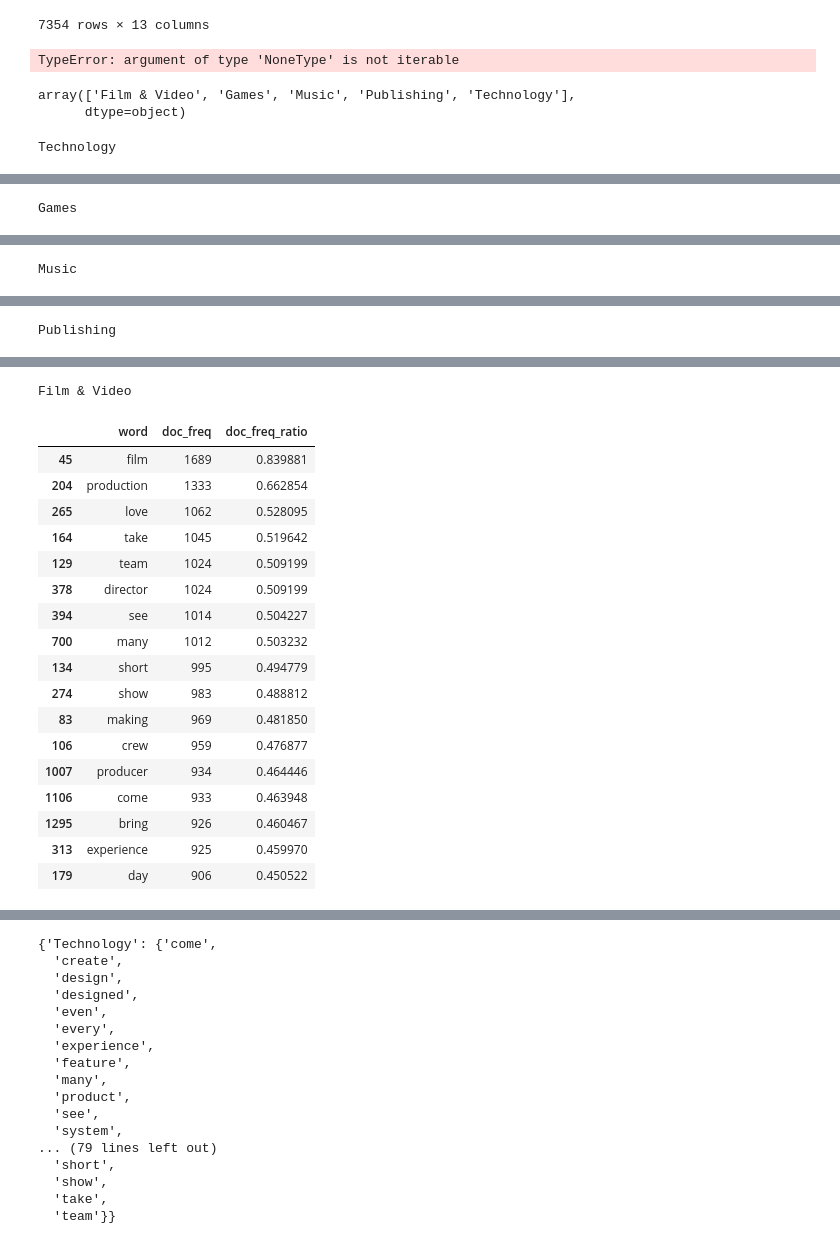
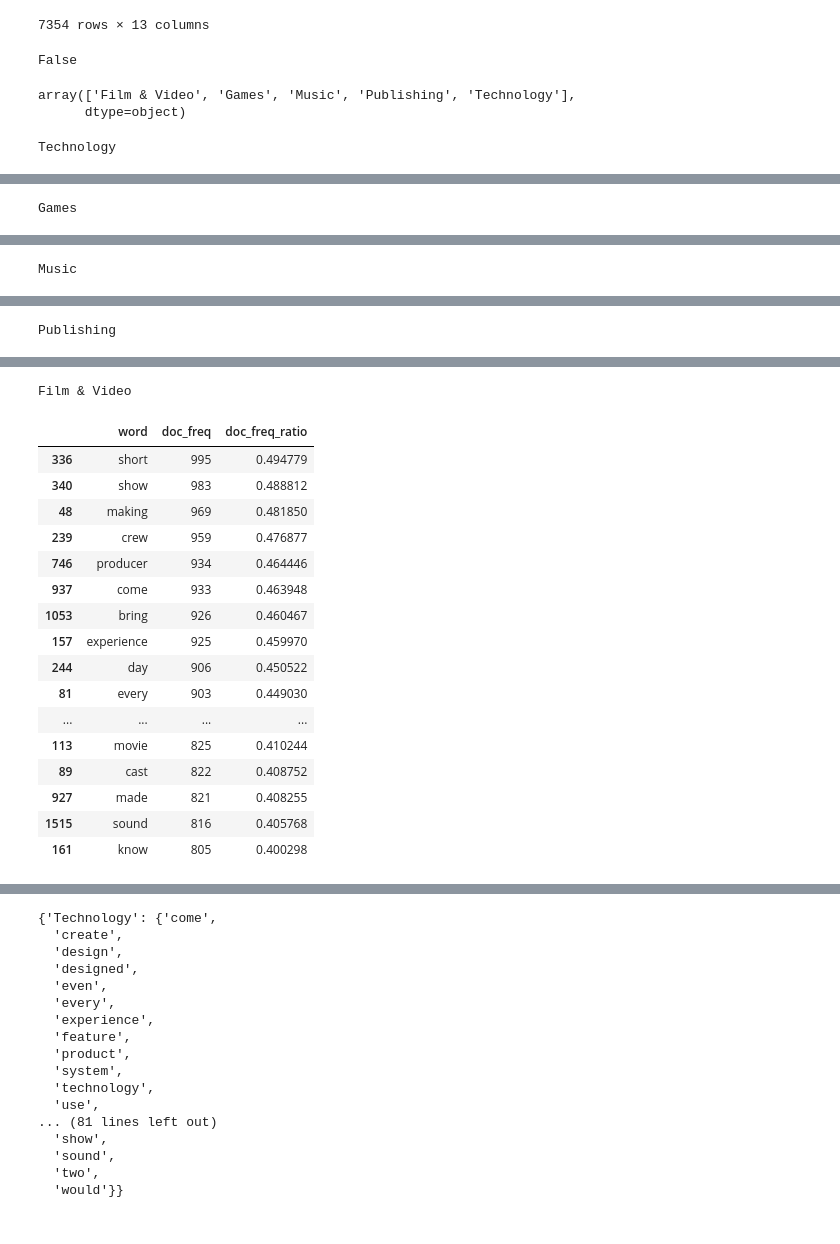
Before and after one commit to simomarra/WebScraping-From-Kickstarter-, a Jupyter notebook: Python Notebooks/Data_preparation_kickstarter.ipynb, the cells around one changed output, grey strips where cells are left out. Drawn from its saved outputs; the diff is of its cells as text; code cells hidden in the pictures.

```diff
--- a/Python Notebooks/Data_preparation_kickstarter.ipynb
+++ b/Python Notebooks/Data_preparation_kickstarter.ipynb
@@ -103,7 +103,7 @@ def preprocess(text):
 
 
     stop_words = stopwords.words('english')
-    words = [w for w in words if w not in stop_words and len(w) > 2]
+    words = [w for w in words if w not in stop_words and len(w) > 2 and w.isalpha()]
     filtered_words = [word for word in words if word not in stop_words]
 
     return filtered_words
@@ -143,9 +159,12 @@ df_table = df_table.sort_values('doc_freq_ratio', ascending=False)
 # %% [markdown]
 Now the only method and the one that made most sense to me to take out too common words is basically just defining a threshold and see which words are too rare (like if it appears only 2-3 times in the whole dataset) or too much (in this case too much can be like appearing in more than 40-60% of the descriptions), you can try different values of the two initial thresholds (the one I saw looks the best would be 0.0005 for the low and 0.55 for the high)
 # %%
-min_ratio = 0.0003
+min_doc_count = 3
+max_doc_count = 5000
+min_ratio = min_doc_count / N
+#max_ratio = max_doc_count / N
+#min_ratio = 0.0002
 max_ratio = 0.50
-
 vocab = set(
     df_table[
         (df_table['doc_freq_ratio'] > min_ratio) &
@@ -153,11 +172,6 @@ vocab = set(
     ]['word']
 )
 
-campaigns['description_processed'] = campaigns['lemmatized'].apply(
-    lambda doc: [w for w in doc if w in vocab]
-)
-
 print(df_table[df_table['doc_freq_ratio'] >= max_ratio])
 df_table[df_table['doc_freq_ratio'] <= min_ratio]
-campaigns = campaigns.drop(columns=['lemmatized'])
 # %% [output]
@@ -244,7 +261,7 @@ df
 # %%
 any("film" in text for text in df.loc[df["category"] == "Film & Video", "description_filtered"]) #use to check if it actually took out stopwords like 'film'
 # %% [output]
-TypeError: argument of type 'NoneType' is not iterable
+False
 # %%
 df['category'].unique()
 # %% [output]
@@ -252,16 +269,11 @@ array(['Film & Video', 'Games', 'Music', 'Publishing', 'Technology'],
       dtype=object)
 # %%
 
-# Keep this version hidden as a comment in case you want the original category-wide loop later
-# for category_name, category_df in df.groupby("category"):
-#     ...
-
-selected_categories = ['Technology', 'Games', 'Music', 'Publishing', 'Film & Video']  # Add the category names you want to inspect here
-
-category_threshold = 0.45
+selected_categories = ['Technology', 'Games', 'Music', 'Publishing', 'Film & Video']
+category_thresholds = [0.45, 0.53, 0.40, 0.40, 0.40]
 category_high_freq_words = {}
 
-for category_name in selected_categories:
+for category_name, category_threshold in zip(selected_categories, category_thresholds):
     category_df = df[df["category"] == category_name].copy()
     docs = category_df["description_processed"]
     if docs.empty:
@@ -354,20 +369,19 @@ Publishing
 Film & Video
 |  | word | doc_freq | doc_freq_ratio |
-| 45 | film | 1689 | 0.839881 |
-| 204 | production | 1333 | 0.662854 |
-| 265 | love | 1062 | 0.528095 |
-| 164 | take | 1045 | 0.519642 |
-| 129 | team | 1024 | 0.509199 |
-| 378 | director | 1024 | 0.509199 |
-| 394 | see | 1014 | 0.504227 |
-| 700 | many | 1012 | 0.503232 |
-| 134 | short | 995 | 0.494779 |
-| 274 | show | 983 | 0.488812 |
-| 83 | making | 969 | 0.481850 |
-| 106 | crew | 959 | 0.476877 |
-| 1007 | producer | 934 | 0.464446 |
-| 1106 | come | 933 | 0.463948 |
-| 1295 | bring | 926 | 0.460467 |
-| 313 | experience | 925 | 0.459970 |
-| 179 | day | 906 | 0.450522 |
+| 336 | short | 995 | 0.494779 |
+| 340 | show | 983 | 0.488812 |
+| 48 | making | 969 | 0.481850 |
+| 239 | crew | 959 | 0.476877 |
+| 746 | producer | 934 | 0.464446 |
+| 937 | come | 933 | 0.463948 |
+| 1053 | bring | 926 | 0.460467 |
+| 157 | experience | 925 | 0.459970 |
+| 244 | day | 906 | 0.450522 |
+| 81 | every | 903 | 0.449030 |
+| ... | ... | ... | ... |
+| 113 | movie | 825 | 0.410244 |
+| 89 | cast | 822 | 0.408752 |
+| 927 | made | 821 | 0.408255 |
+| 1515 | sound | 816 | 0.405768 |
+| 161 | know | 805 | 0.400298 |
 {'Technology':            word  doc_freq  doc_freq_ratio
@@ -412,12 +426,12 @@ category_stopwords
   'every',
   'experience',
   'feature',
-  'many',
   'product',
-  'see',
   'system',
-... (79 lines left out)
-  'short',
+  'technology',
+  'use',
+... (81 lines left out)
   'show',
-  'take',
-  'team'}}
+  'sound',
+  'two',
+  'would'}}
```
Also changed, not shown: parts of 7 cells of this notebook.
